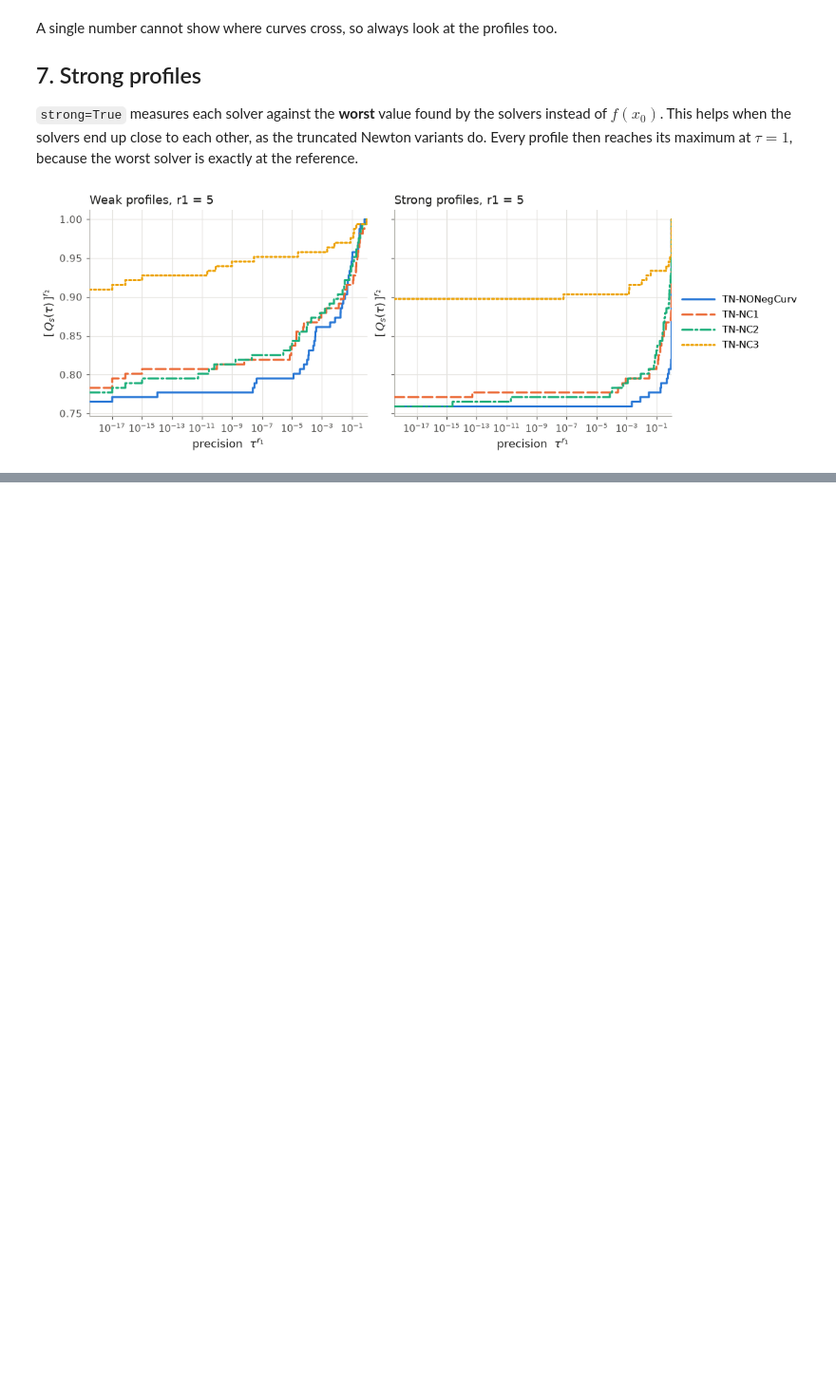
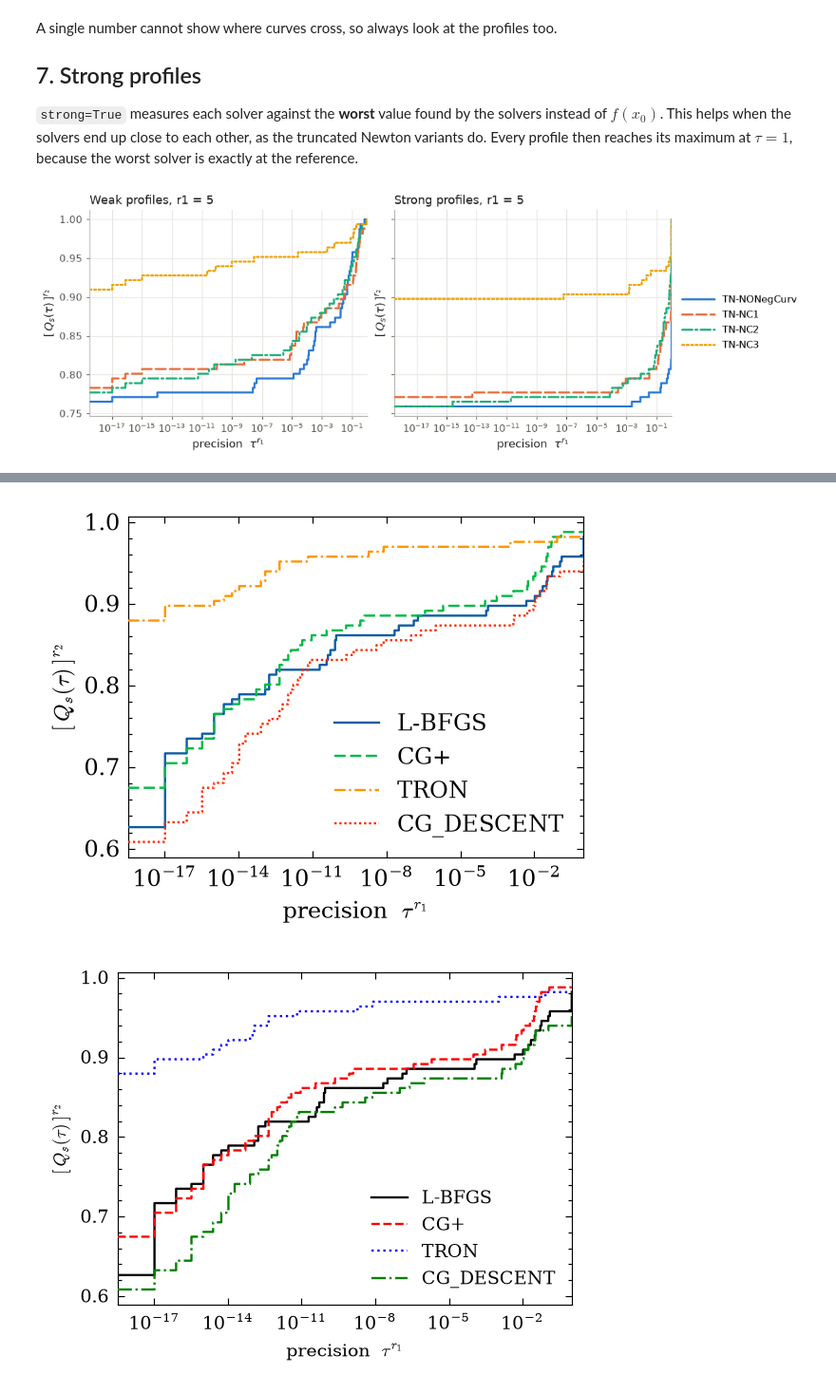
Before and after one commit to chripiermarini/QualityProfiles, a Jupyter notebook: notebooks/quality_profiles_example.ipynb, the cells around one changed output, grey strips where cells are left out. Shown at 95% size. Drawn from its saved outputs; the diff is of its cells as text; code cells hidden in the pictures; blank space fills up the shorter version.

```diff
--- a/notebooks/quality_profiles_example.ipynb
+++ b/notebooks/quality_profiles_example.ipynb
@@ -242,0 +262,11 @@ plt.show()
+# %%
+f0, f_solvers, names = load("cutest_smooth")
+qp = quality_profiles(f0, f_solvers, solver_names=names, r1=5)
+
+for style in ("science", ["science", "ieee"]):
+    ax = plot_quality_profiles(qp, style=style, legend_loc="lower right")
+    ax.figure.set_dpi(170)  # screen resolution only; the ieee style renders at 600 dpi for print
+    plt.show()
+# %% [output]
+[figure, added]
+[figure, added]
```
Also changed, not shown: parts of 4 cells of this notebook, 7 other files.
